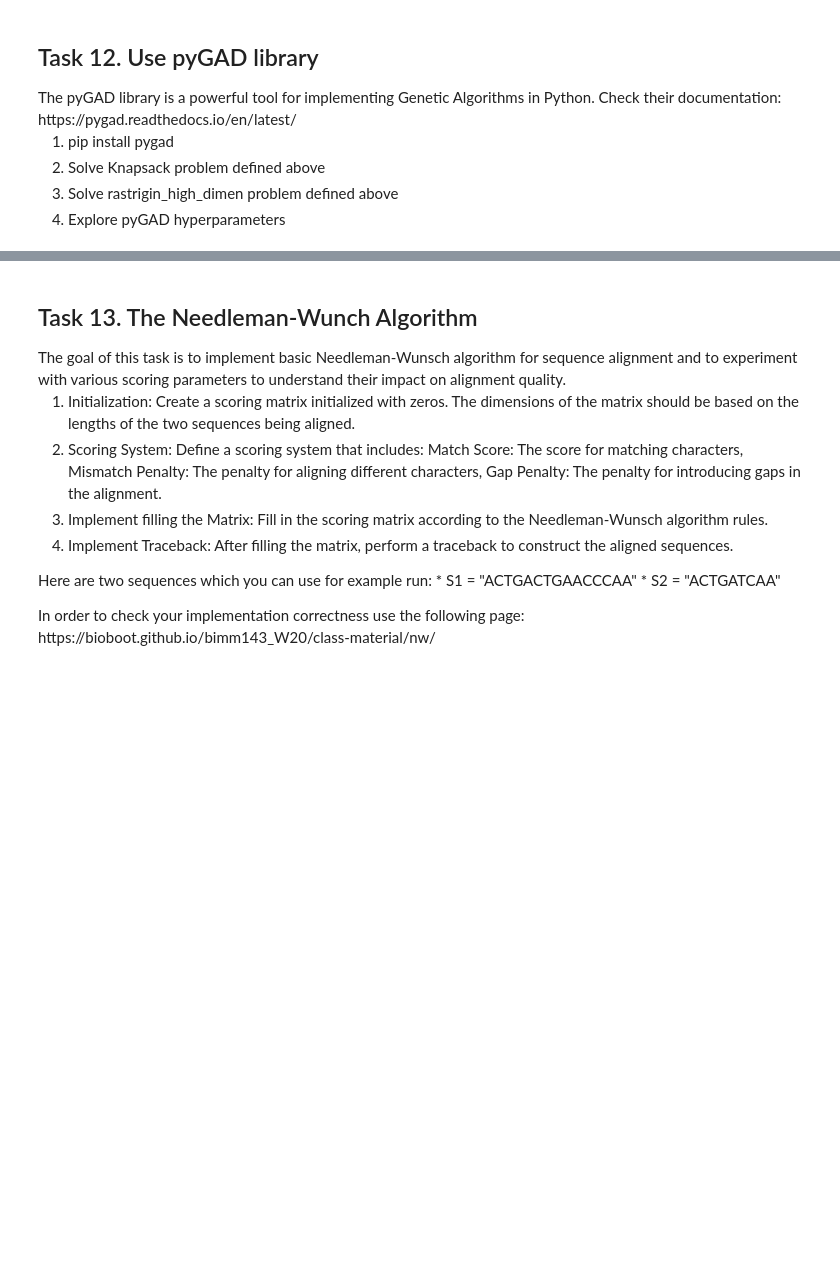
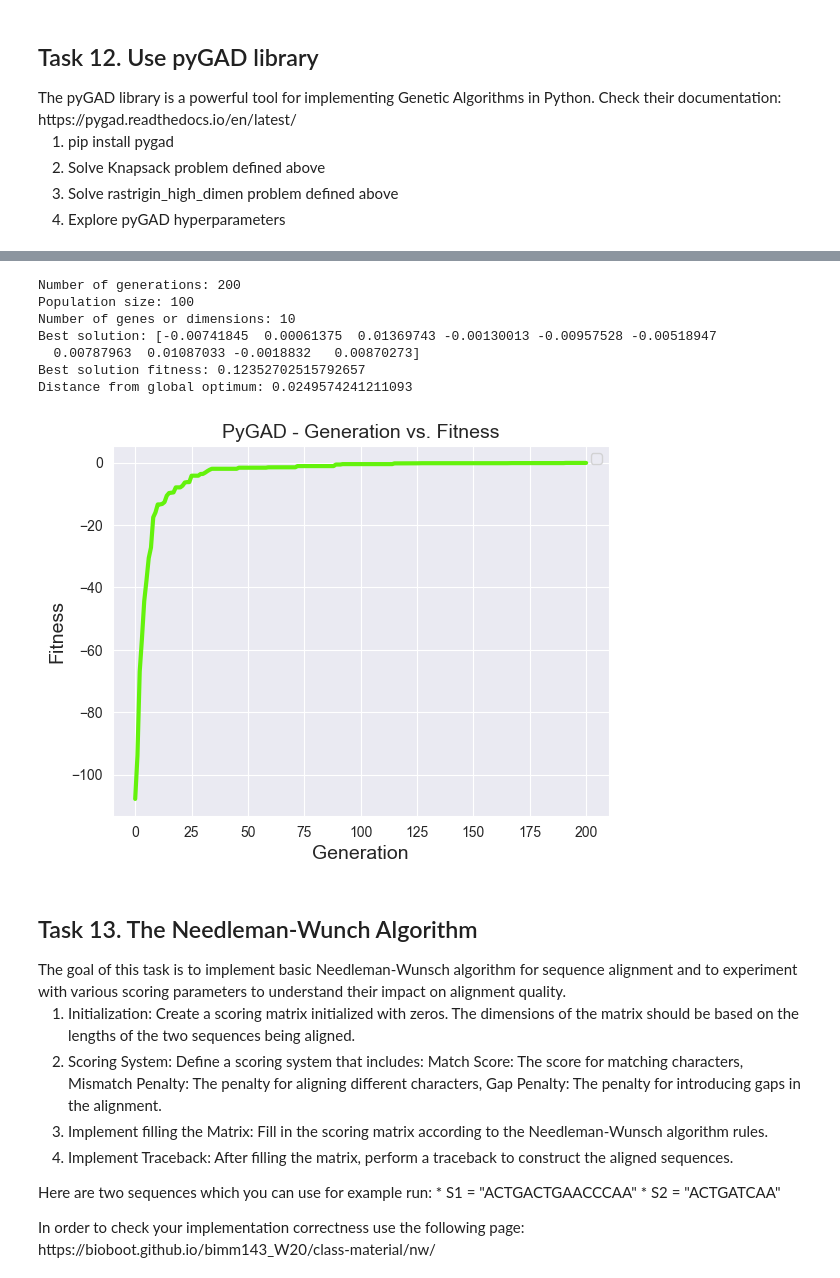
Before and after one commit to ImraKocis/optimization-algorithms-based-on-evolutionary-computing, a Jupyter notebook: ProjectGuide.ipynb, the cells around one changed output, grey strips where cells are left out. Drawn from its saved outputs; the diff is of its cells as text; code cells hidden in the pictures; blank space fills up the shorter version.

```diff
--- a/ProjectGuide.ipynb
+++ b/ProjectGuide.ipynb
@@ -986,3 +1020,17 @@ import pygad
+# %%
+from algorithms.ga.pgad.rastrigin import RastriginPyGAD
+
+pygad_rastrigin = RastriginPyGAD(num_generations=200, sol_per_pop=100, dimensions=10)
+_, _ = pygad_rastrigin.run()
+# %% [output]
+Number of generations: 200
+Population size: 100
+Number of genes or dimensions: 10
+Best solution: [-0.00741845  0.00061375  0.01369743 -0.00130013 -0.00957528 -0.00518947
+  0.00787963  0.01087033 -0.0018832   0.00870273]
+Best solution fitness: 0.12352702515792657
+Distance from global optimum: 0.0249574241211093
+[figure, added]
 # %% [markdown]
 <h2> Task 13. The Needleman-Wunch Algorithm </h2>
 The goal of this task is to implement basic Needleman-Wunsch algorithm for sequence alignment and to experiment with various scoring parameters to understand their impact on alignment quality.
```
Also changed, not shown: parts of 4 cells of this notebook, 5 other files.
